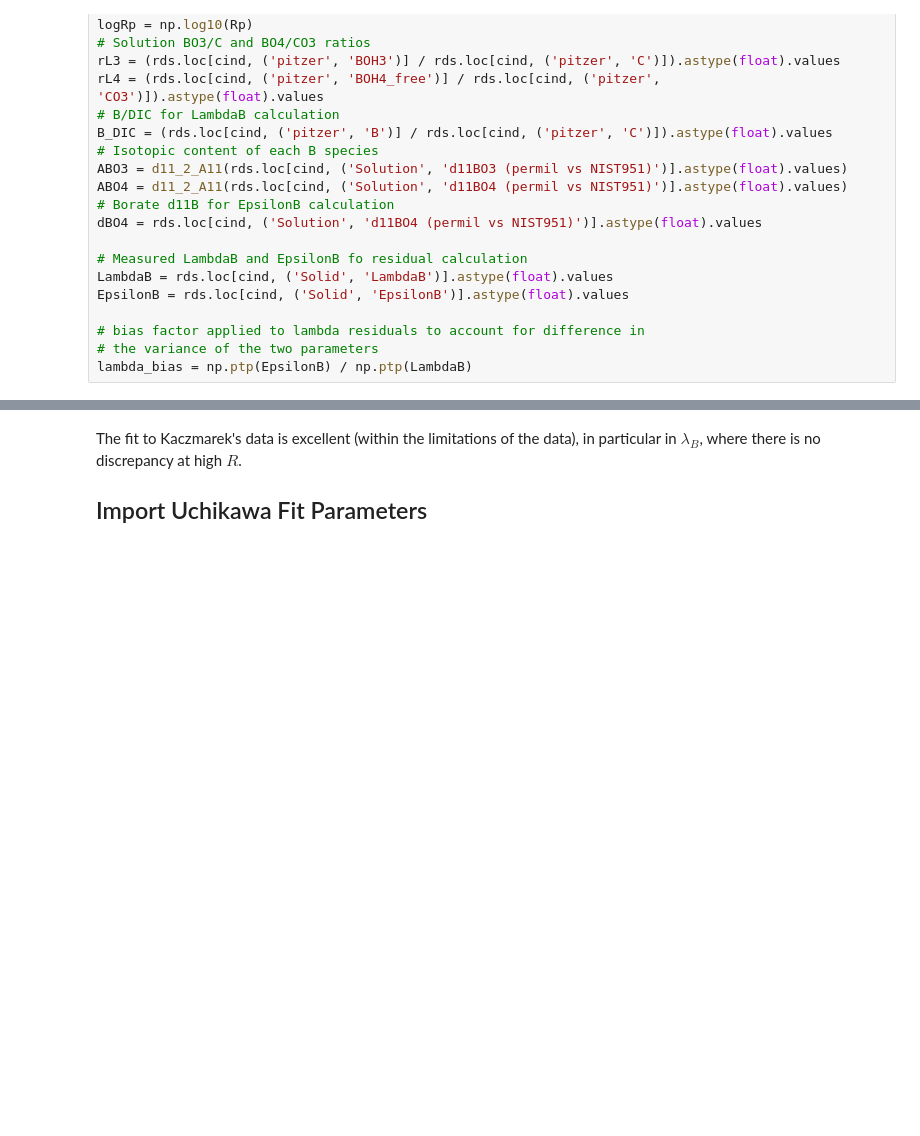
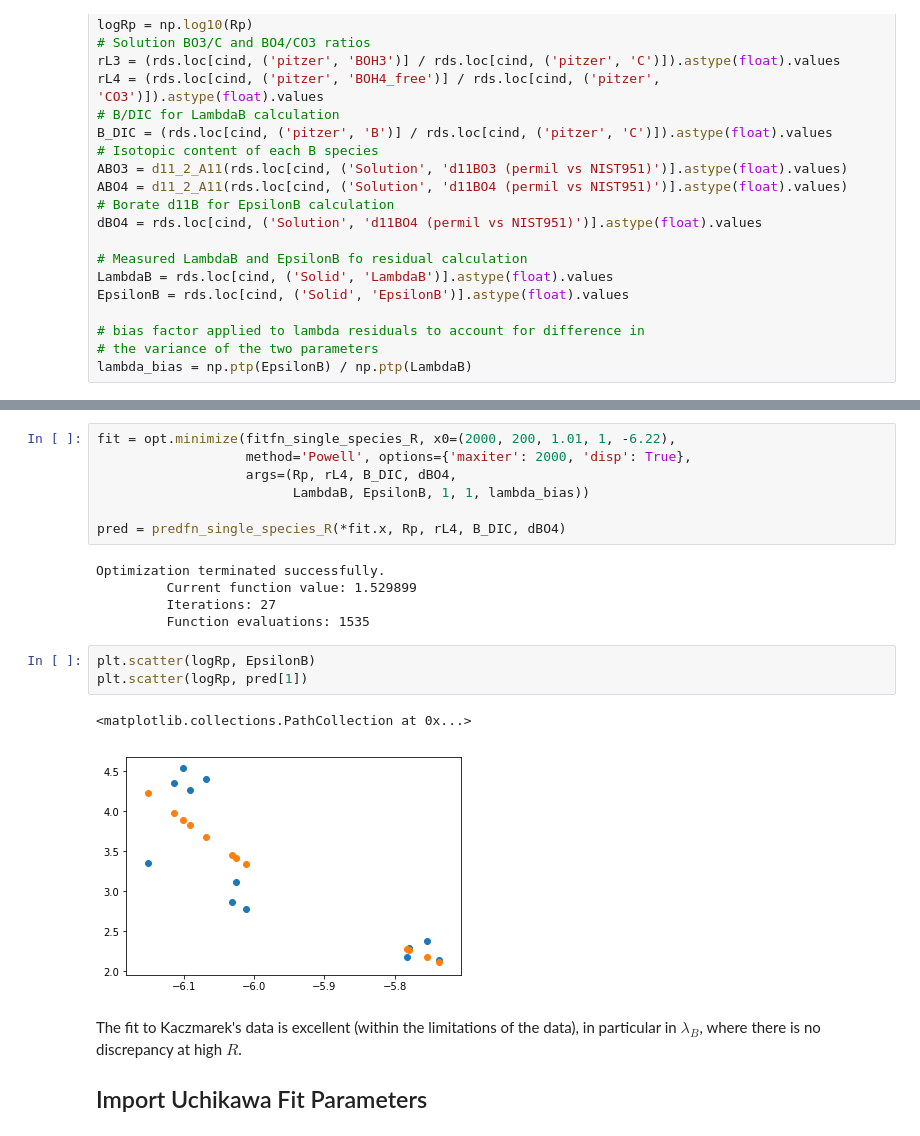
Before and after one commit to oscarbranson/Farmer_2018_Supplement, a Jupyter notebook: Model Application to Other Precipitates.ipynb, the cells around one changed output, grey strips where cells are left out. Saved outputs shown, nothing was run; the diff lists cells and outputs as text; blank space fills up the shorter version.

```diff
--- a/Model Application to Other Precipitates.ipynb
+++ b/Model Application to Other Precipitates.ipynb
@@ -404,3 +424,21 @@ _ = model_vs_data(fit.x, rds, exp=exp, xvar=('pitzer', 'SIc'), Rvar=('Solid', 'c
+# %%
+fit = opt.minimize(fitfn_single_species_R, x0=(2000, 200, 1.01, 1, -6.22),
+                   method='Powell', options={'maxiter': 2000, 'disp': True},
+                   args=(Rp, rL4, B_DIC, dBO4,
+                         LambdaB, EpsilonB, 1, 1, lambda_bias))
+
+pred = predfn_single_species_R(*fit.x, Rp, rL4, B_DIC, dBO4)
+# %% [output]
+Optimization terminated successfully.
+         Current function value: 1.529899
+         Iterations: 27
+         Function evaluations: 1535
+# %%
+plt.scatter(logRp, EpsilonB)
+plt.scatter(logRp, pred[1])
+# %% [output]
+<matplotlib.collections.PathCollection at 0x...>
+[figure, added]
 # %% [markdown]
 The fit to Kaczmarek's data is excellent (within the limitations of the data), in particular in $\lambda_B$, where there is no discrepancy at high $R$.
 
```
Also changed, not shown: parts of 11 cells of this notebook.
